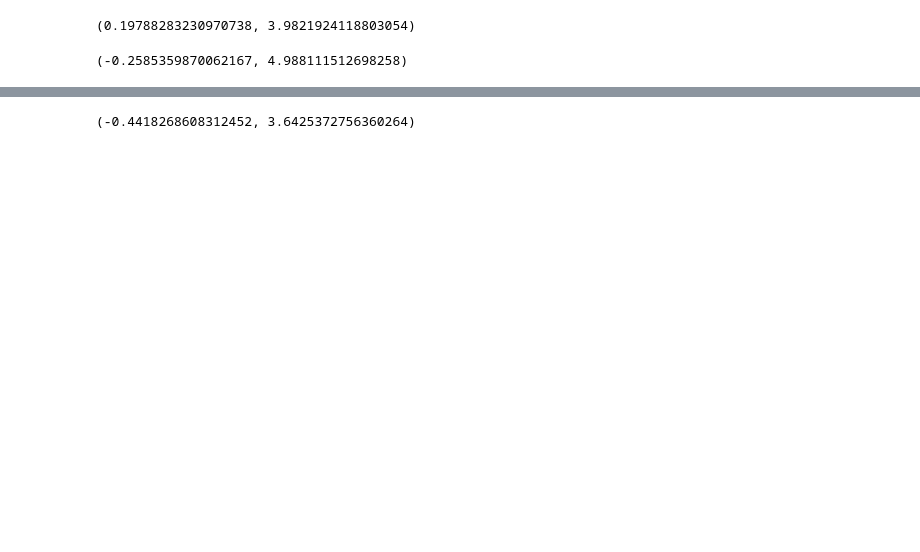
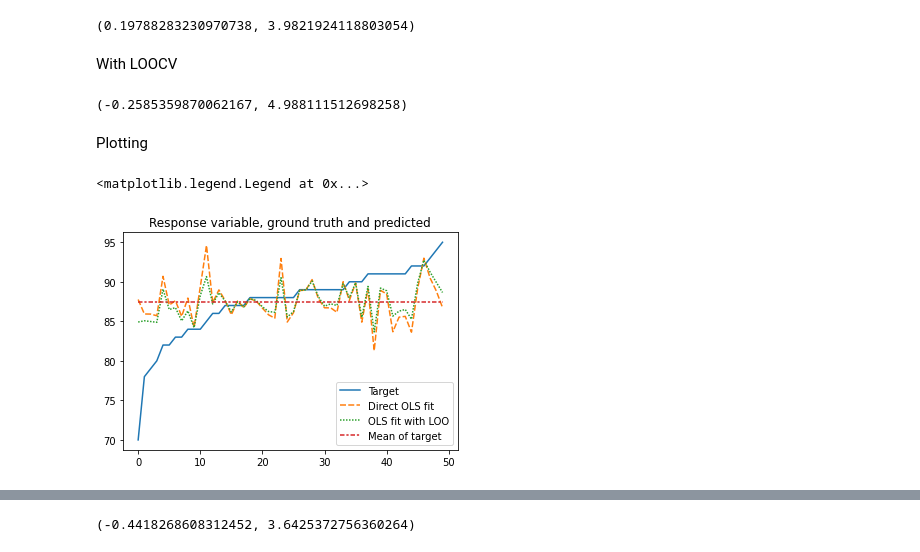
Before and after one commit to sifoss/FYS2021_1, a Jupyter notebook: assignment1.ipynb, the cells around one changed output, grey strips where cells are left out. Drawn from its saved outputs; the diff is of its cells as text; code cells hidden in the pictures; blank space fills up the shorter version.

```diff
--- a/assignment1.ipynb
+++ b/assignment1.ipynb
@@ -42,6 +50,8 @@ pred = reg.predict(X)
 r2(target, pred), RMSE(target, pred)
 # %% [output]
 (0.19788283230970738, 3.9821924118803054)
+# %% [markdown]
+With LOOCV
 # %%
 ind = np.arange(n)
 pred_loo = np.empty(n)
@@ -53,3 +63,13 @@ for i in range(n):
 r2(target, pred_loo), RMSE(target, pred_loo)
 # %% [output]
 (-0.2585359870062167, 4.988111512698258)
+# %% [markdown]
+Plotting
+# %%
+ord_ind = np.argsort(target)
+sns.lineplot(data = (target[ord_ind], pred_loo[ord_ind],
+                     pred[ord_ind], np.mean(target)*np.ones(n))).set_title('Response variable, ground truth and predicted')
+plt.legend(labels=['Target', 'Direct OLS fit', 'OLS fit with LOO', 'Mean of target'])
+# %% [output]
+<matplotlib.legend.Legend at 0x...>
+[figure, added]
```
Also changed, not shown: parts of 26 cells of this notebook.
